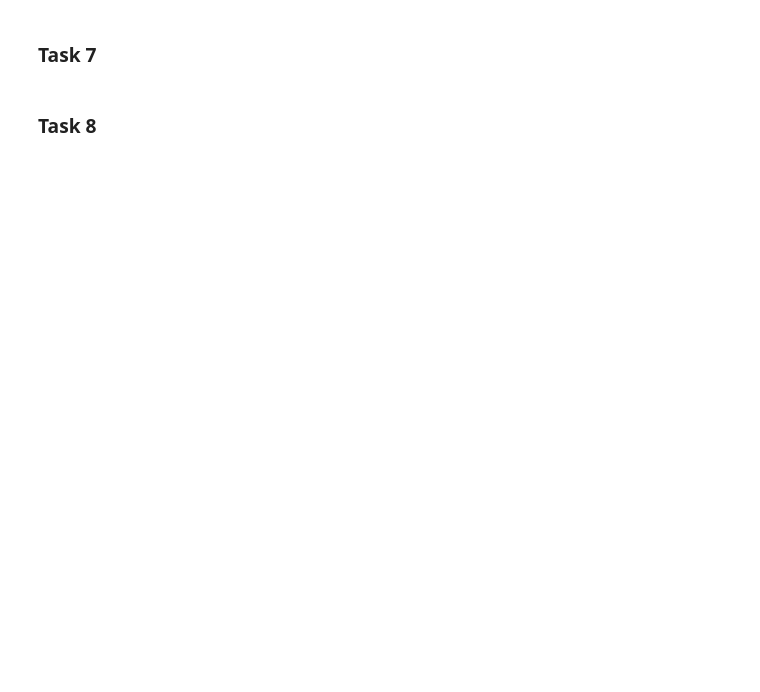
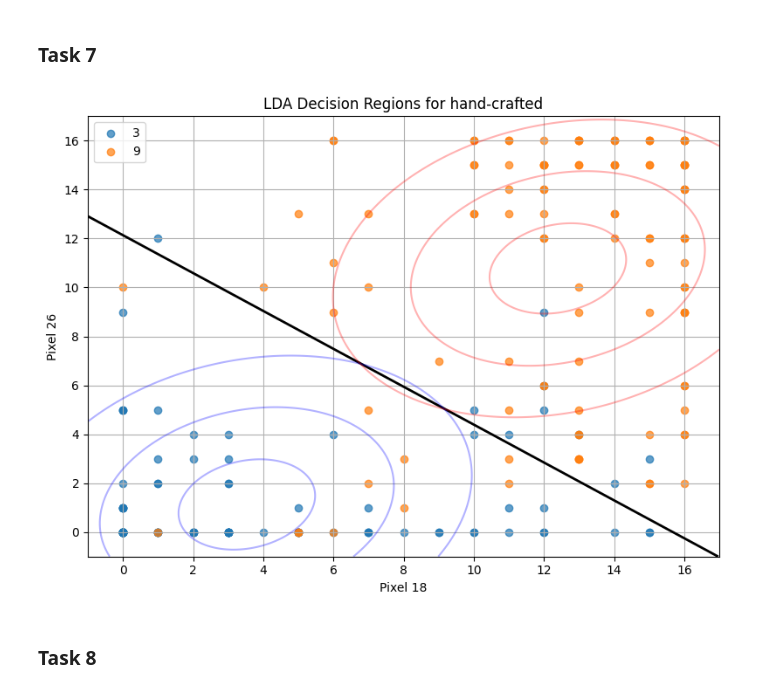
Before and after one commit to Tsumugivolle77/MLE-Sheets, a Jupyter notebook: sheet2/MLE25_sheet02.ipynb, the cells around one changed output. Cells and saved outputs as stored; diff of their text form; code cells hidden in the pictures; blank space fills up the shorter version.

```diff
--- a/sheet2/MLE25_sheet02.ipynb
+++ b/sheet2/MLE25_sheet02.ipynb
@@ -76,6 +225,58 @@ def predict_lda(mu, covmat, p, test_features):
 ### Task 7
 # %%
 # TODO: For your hand-crafted embedding, visualize the decision boundary of the LDA classifier over a scatterplot of your data. Use a grid of points to visualize the decision boundary. Bonus: Visualize both Gaussian isocontours of the LDA model.
+
+# build grid
+margin = 1.0
+x0_min, x0_max = embedd_ds[:,0].min() - margin, embedd_ds[:,0].max() + margin
+x1_min, x1_max = embedd_ds[:,1].min() - margin, embedd_ds[:,1].max() + margin
+xx, yy = np.meshgrid(np.linspace(x0_min, x0_max, 300),
+                     np.linspace(x1_min, x1_max, 300))
+grid = np.c_[xx.ravel(), yy.ravel()]
+
+cov_inv = np.linalg.inv(cov_hand)
+w = cov_inv @ (mu_hand[1] - mu_hand[0])
+b = (
+    -1/2 * (mu_hand[1] @ cov_inv @ mu_hand[1]
+            - mu_hand[0] @ cov_inv @ mu_hand[0])
+    + np.log(p_hand[1] / p_hand[0])
+)
+Z = (grid @ w + b).reshape(xx.shape)
+
+# plot
+
+plt.figure(figsize=(8,6))
+# decision boundary
+plt.contour(xx, yy, Z, levels=[0], colors='k', linewidths=2)
+
+# scatter plot
+plt.scatter(
+    embedd_ds[y_train == 3, 0], embedd_ds[y_train == 3, 1],
+    label='3', alpha=0.7
+)
+plt.scatter(
+    embedd_ds[y_train == 9, 0], embedd_ds[y_train == 9, 1],
+    label='9', alpha=0.7
+)
+
+# 4) bonus
+rv3 = multivariate_normal(mean=mu_hand[0], cov=cov_hand)
+rv9 = multivariate_normal(mean=mu_hand[1], cov=cov_hand)
+Z3 = rv3.pdf(grid).reshape(xx.shape)
+Z9 = rv9.pdf(grid).reshape(xx.shape)
+
+plt.contour(xx, yy, Z3, levels=3, colors='blue', alpha=0.3)
+plt.contour(xx, yy, Z9, levels=3, colors='red', alpha=0.3)
+
+plt.title("LDA Decision Regions for hand-crafted")
+plt.xlabel(f"Pixel {diff_pix[0]}")
+plt.ylabel(f"Pixel {diff_pix[1]}")
+plt.legend()
+plt.grid(True)
+plt.tight_layout()
+plt.show()
+# %% [output]
+[figure, added]
 # %% [markdown]
 ### Task 8
 # %%
```
Also changed, not shown: parts of 8 cells of this notebook.
